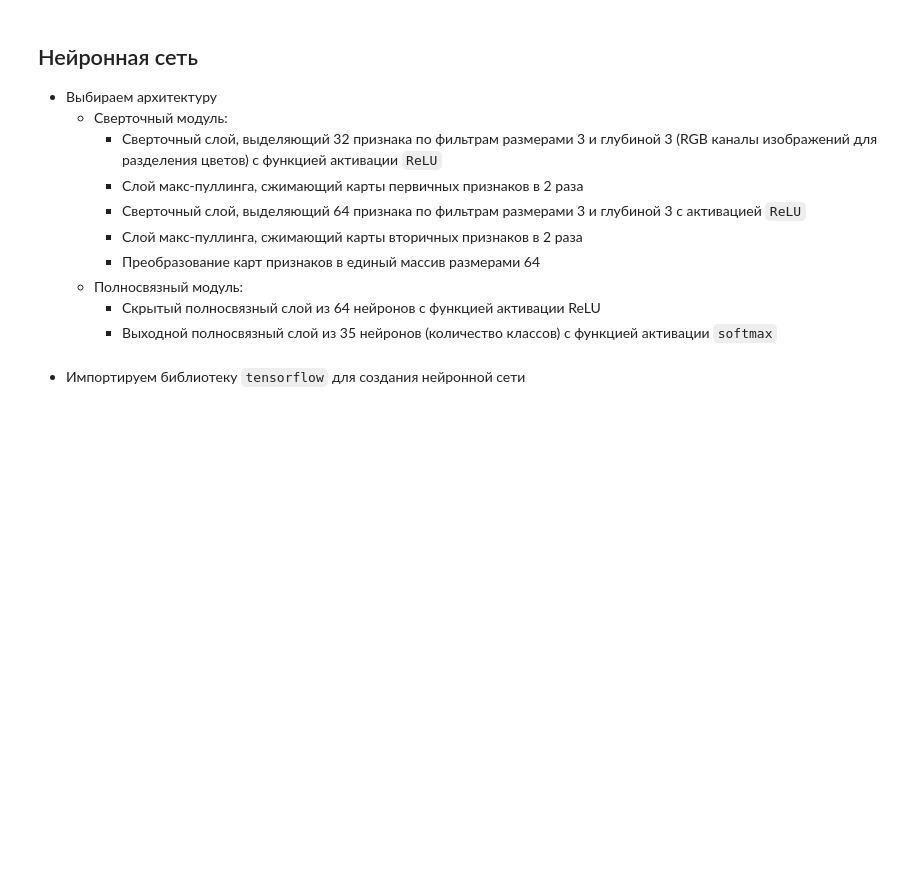
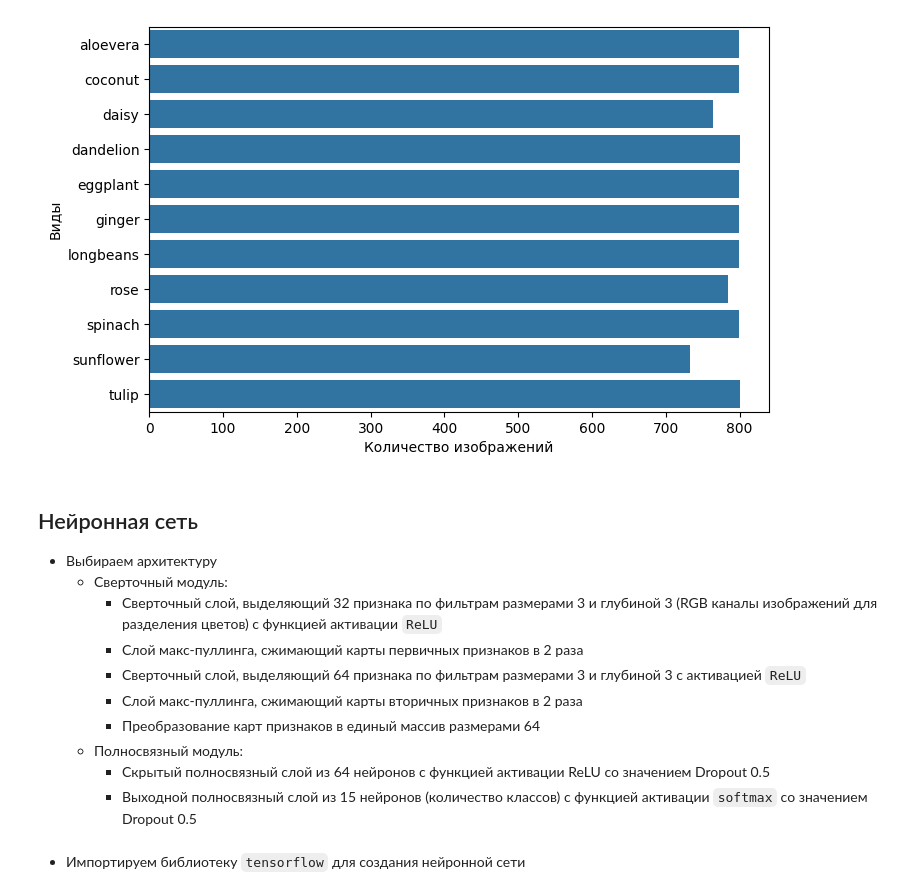
Before and after one commit to velicumsova/praktika, a Jupyter notebook: main.ipynb, the cells around one changed output. Drawn from its saved outputs; the diff is of its cells as text; code cells hidden in the pictures; blank space fills up the shorter version.

```diff
--- a/main.ipynb
+++ b/main.ipynb
@@ -5,0 +101,12 @@
+# %%
+all_data_sum=0
+images_count_dict = {}
+for image_filename in os.listdir(path):
+
+    folder_path = os.path.join(path, image_filename)
+    images_count = len(os.listdir(folder_path))
+    images_count_dict[image_filename] = images_count
+    all_data_sum += images_count
+    print(f"{image_filename}: {images_count}")
+
+print(f"\nВсего: {all_data_sum} картинок")
@@ -6,3 +127,14 @@
+# %%
+data = list(images_count_dict.items())
+num_classes = len(data)
+
+# Create a bar plot using Seaborn
+plt.figure(figsize=(8, 5))
+sns.barplot(y=[x[0] for x in data], x=[x[1] for x in data])
+plt.ylabel('Виды')
+plt.xlabel('Количество изображений');
+# %% [output]
+[figure, added]
 # %% [markdown]
 ## Нейронная сеть
 
@@ -14,8 +146,8 @@
         - Слой макс-пуллинга, сжимающий карты вторичных признаков в 2 раза
         - Преобразование карт признаков в единый массив размерами 64
     - Полносвязный модуль:
-        - Скрытый полносвязный слой из 64 нейронов с функцией активации ReLU
-        - Выходной полносвязный слой из 35 нейронов (количество классов) с функцией активации `softmax`
+        - Скрытый полносвязный слой из 64 нейронов с функцией активации ReLU со значением Dropout 0.5
+        - Выходной полносвязный слой из 15 нейронов (количество классов) с функцией активации `softmax` со значением Dropout 0.5
 # %% [markdown]
 - Импортируем библиотеку `tensorflow` для создания нейронной сети
 # %%
```
Also changed, not shown: parts of 35 cells of this notebook, 3 other files.
